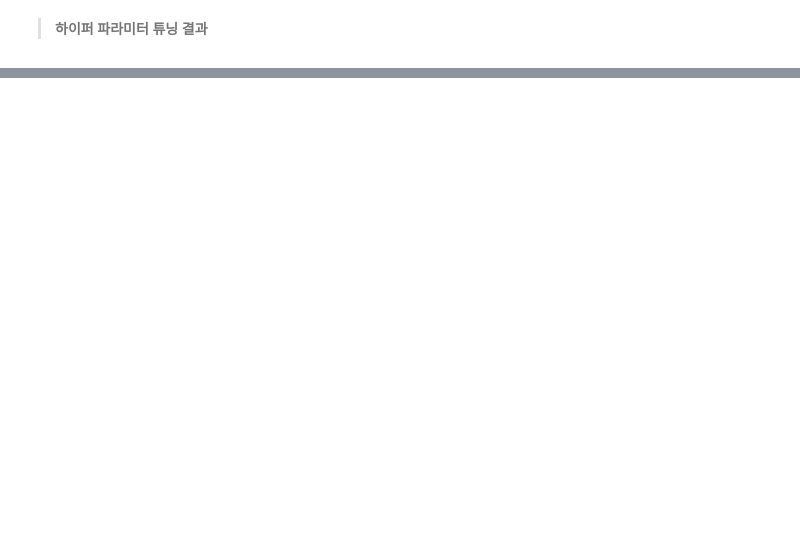
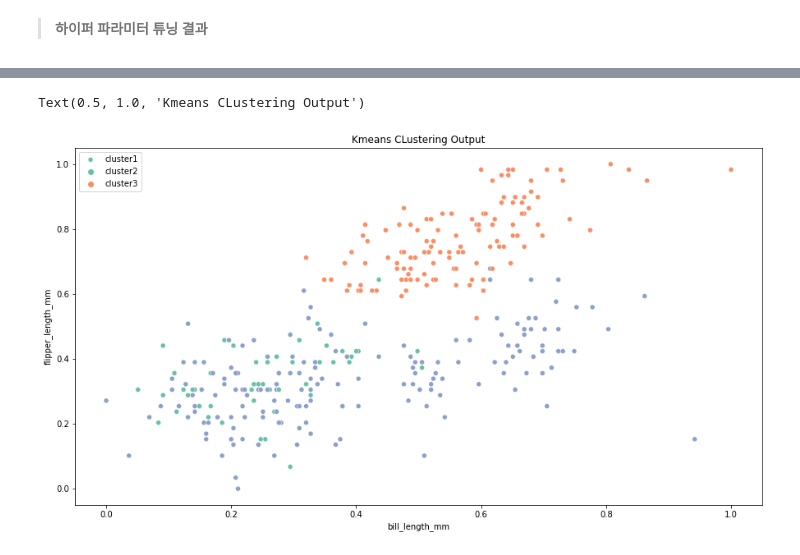
Before and after one commit to sleeptiger/Abc-project, a Jupyter notebook: 머신러닝L.ipynb, the cells around one changed output, grey strips where cells are left out. Saved outputs shown, nothing was run; the diff lists cells and outputs as text; code cells hidden in the pictures; blank space fills up the shorter version.

```diff
--- a/머신러닝L.ipynb
+++ b/머신러닝L.ipynb
@@ -1396,0 +1611,4 @@ Text(0.5, 1.0, 'R2')
+# %%
+# 군집 번호(label) 생성
+penguins['kmeans_cluster'] = kmeans.labels_
+penguins
@@ -1396,0 +1629,10 @@ Text(0.5, 1.0, 'R2')
+# %%
+# 군집 시각화
+plt.figure(figsize=(15,8))
+
+sns.scatterplot(x=penguins['bill_length_mm'], y= penguins['flipper_length_mm'], hue=penguins['kmeans_cluster'], palette='Set2')
+plt.legend(labels=['cluster1', 'cluster2', 'cluster3'])
+plt.title('Kmeans CLustering Output')
+# %% [output]
+Text(0.5, 1.0, 'Kmeans CLustering Output')
+[figure, added]
```
Also changed, not shown: parts of 78 cells of this notebook.
